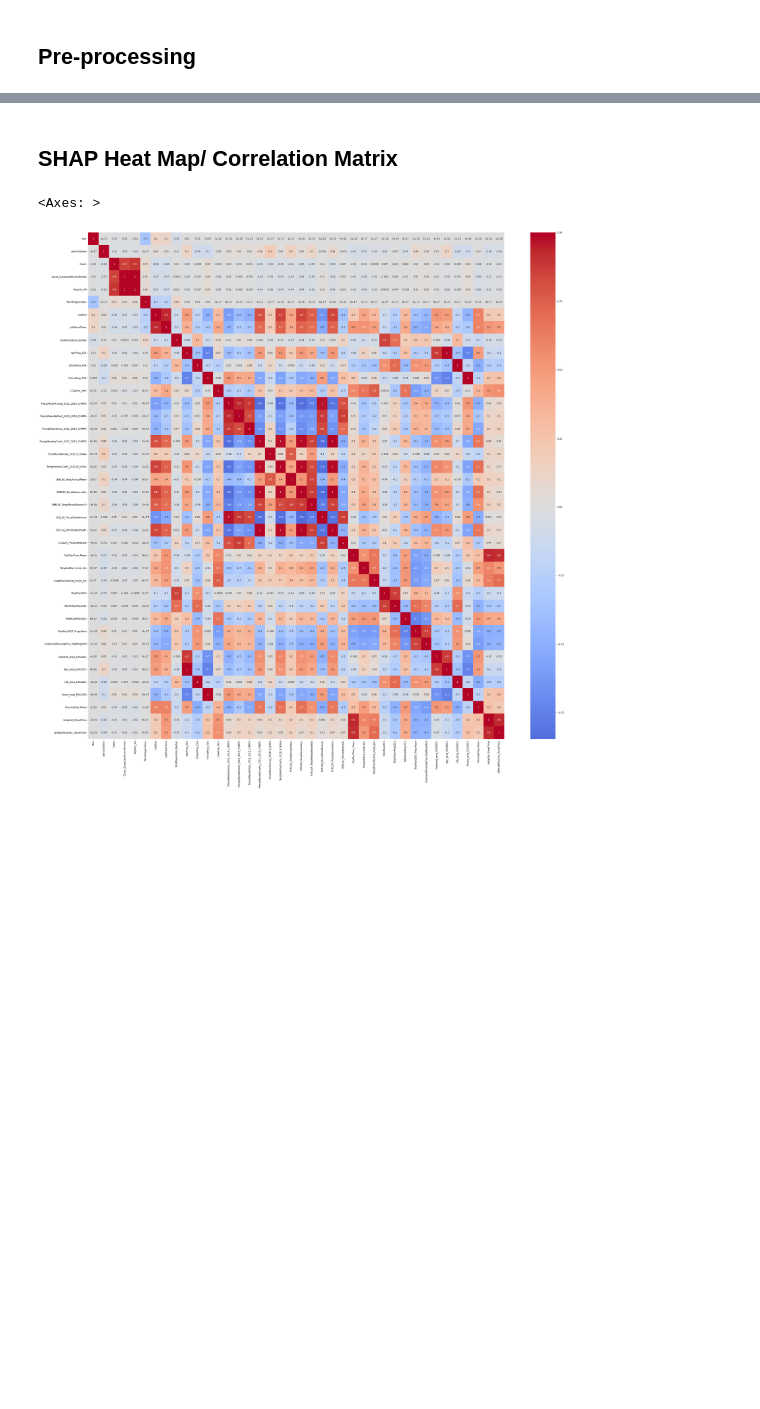
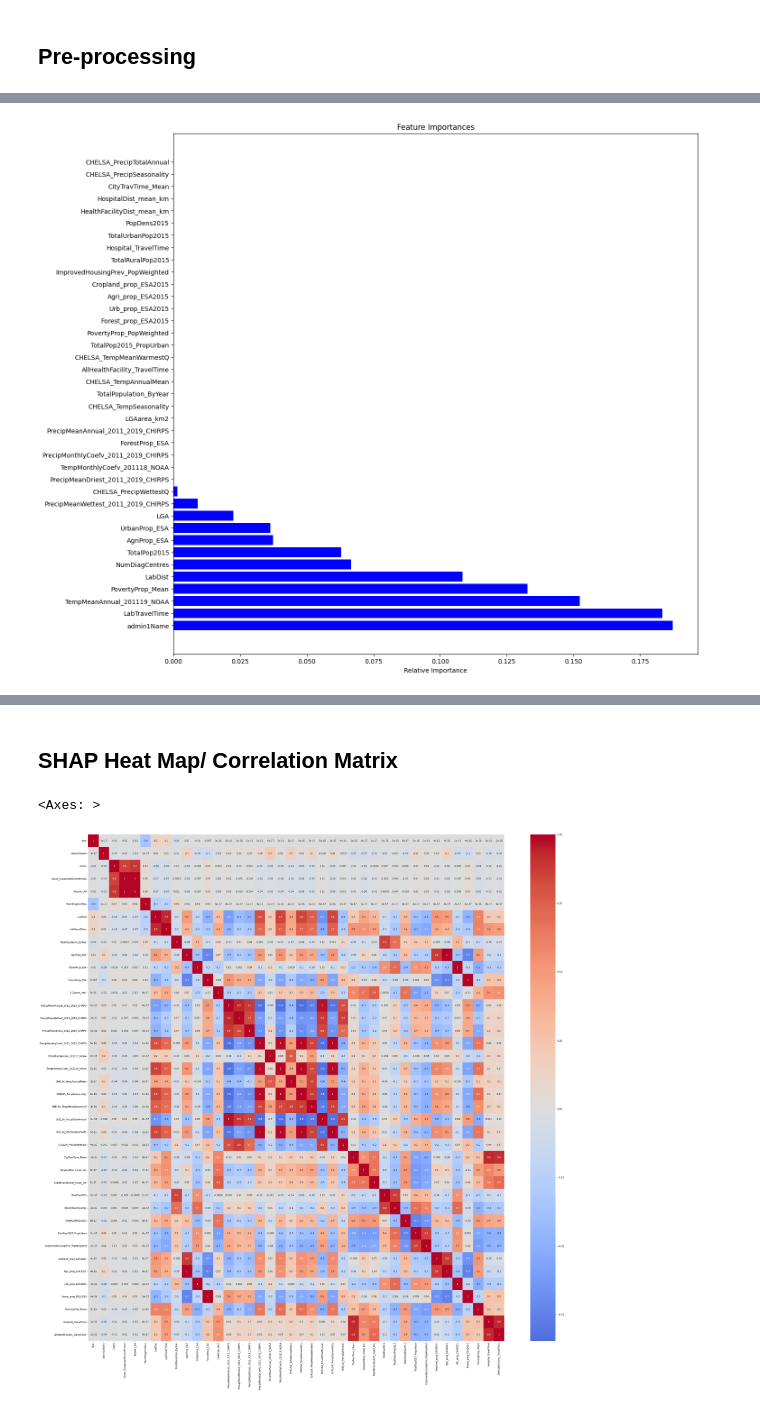
Before and after one commit to DQ4781/LF-ShapAnalysis, a Jupyter notebook: notebooks/xgb.ipynb, the cells around one changed output, grey strips where cells are left out. Cells and saved outputs as stored; diff of their text form; code cells hidden in the pictures; blank space fills up the shorter version.

```diff
--- a/notebooks/xgb.ipynb
+++ b/notebooks/xgb.ipynb
@@ -13,7 +16,12 @@ from sklearn.preprocessing import LabelEncoder
 # Read in Data
 data = pd.read_csv('../data/model_data/spatial_df/Lassa_spatialdataset_201219separateyears_labconfirmed.csv')
 data.replace('',np.nan,regex = True)
-data = data.dropna()
+data.dropna(inplace=True)
+
+# Separate data so that we train the model on 2012-2017 data
+# and test it's predictive ability against 2018-2019 data
+df18 = data[(data['Year'] == 2018)].copy()
+df19 = data[(data['Year'] == 2019)].copy()
 # %%
 # Creating LGA names set and then assigning them their indices as values
 lga_names = set(data['LGA'])
@@ -52,0 +73,26 @@ data = data.loc[:, ~data.columns.isin(['Any_Confirmed_Cases', 'Source', 'x', 'y'
+# %%
+# Remove these columns
+data = data.loc[:, ~data.columns.isin(['Cases', 'Cases_SuspectedUnconfirmed', 'Year', 'Source', 'x', 'y', 'Reports_All'])]
+df18 = df18.loc[:, ~df18.columns.isin(['Cases', 'Cases_SuspectedUnconfirmed', 'Year', 'Source', 'x', 'y', 'Reports_All'])].copy()
+df19 = df19.loc[:, ~df19.columns.isin(['Cases', 'Cases_SuspectedUnconfirmed', 'Year', 'Source', 'x', 'y', 'Reports_All'])].copy()
+# %%
+# Set target variable as only the confirmed cases of LF; 'Any_Confirmed_Cases' is a binary class
+x = data.iloc[:, data.columns != 'Any_Confirmed_Cases']
+y = data.iloc[:, data.columns == 'Any_Confirmed_Cases']
+
+# Set target variable for 2018 & 2019 dataset
+x18 = df18.iloc[:, df18.columns != 'Any_Confirmed_Cases']
+y18 = df18.iloc[:, df18.columns == 'Any_Confirmed_Cases']
+
+x19 = df19.iloc[:, df19.columns != 'Any_Confirmed_Cases']
+y19 = df19.iloc[:, df19.columns == 'Any_Confirmed_Cases']
+
+# Retype from float to int
+y = y.astype(int)
+y18 = y18.astype(int)
+y19 = y19.astype(int)
+
+x_train, x_test, y_train, y_test = train_test_split(x, y, random_state=42)
+# %%
+clf = XGBClassifier(n_estimators=2, max_depth=4, learning_rate=0.01, objective='binary:logistic')
+clf.fit(x_train, y_train)
@@ -52,0 +203,14 @@ data = data.loc[:, ~data.columns.isin(['Any_Confirmed_Cases', 'Source', 'x', 'y'
+# %%
+features = x_test.columns
+importances = clf.feature_importances_
+indices = np.argsort(importances)[::-1]
+
+fig, ax = plt.subplots(figsize=(15,15))
+
+ax.set_title("Feature Importances")
+ax.barh(range(len(indices)), importances[indices], color='b', align='center')
+ax.set_yticks(range(len(indices)), [features[i] for i in indices])
+ax.set_xlabel('Relative Importance')
+plt.show()
+# %% [output]
+[figure, added]
```
Also changed, not shown: parts of 16 cells of this notebook.
